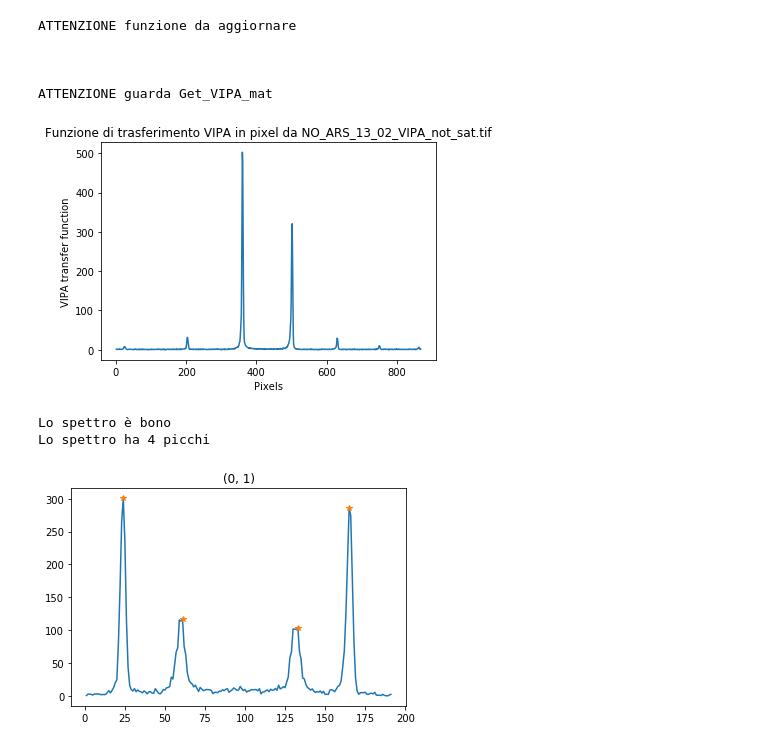
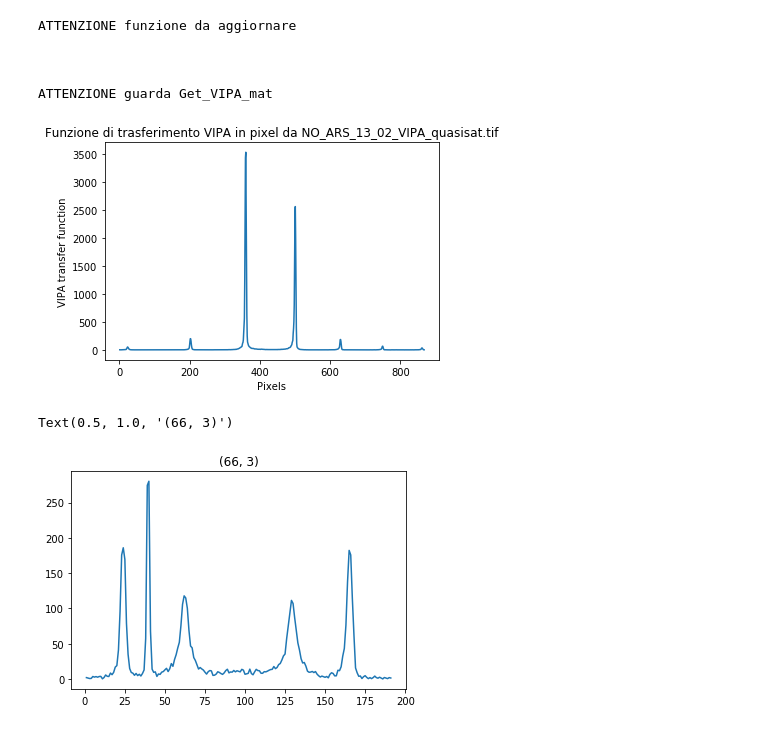
Before and after one commit to flautodipan/Python_Libraries, a Jupyter notebook: Experimentum_single.ipynb, the cells around one changed output. Drawn from its saved outputs; the diff is of its cells as text; code cells hidden in the pictures.

Commit message:
Modifiche importanti. Finito primo ripasso del codice illustrato in commit precedenti. lancio ARS_13_01 con vipa quasi sat

```diff
--- a/Experimentum_single.ipynb
+++ b/Experimentum_single.ipynb
@@ -17,7 +17,7 @@ import  time
 
 now_path            =   '../BRILLOUIN/TDP43/ARS_13_02/'
 spectra_filename    =   'ARS_13_02'
-VIPA_filename       =   'NO_ARS_13_02_VIPA_not_sat.tif'
+VIPA_filename       =   'NO_ARS_13_02_VIPA_quasisat.tif'
 log_file            =   'log_'+spectra_filename
 analysis_dir       =   'analysis_best/'
 
@@ -25,45 +25,34 @@ analysis_dir       =   'analysis_best/'
 
 syg_kwargs          =   {'height': 80, 'distance': 31, 'width': 3.}
 syg_kwargs_VIPA     =   {'distance':70, 'width': 1}
-syg_kwargs_brill    =  {'height': 74, 'distance': 31, 'width': 3.}
+syg_kwargs_brill    =  {'height': 20, 'distance': 31, 'width': 3.}
 VIPA_treshold       =   6
 sat_height          =   50000
 sat_width           =   13.5
 
-cols        = ('Co', 'Omega', 'Gamma', 'Delta', 'tau', 'delta_width', 'delta_amplitude', 'A', 'mu', 'sigma', 'shift', 'offset')
-cols_mark   = ('Co', 'Omega', 'Gamma', 'delta_width', 'delta_amplitude', 'A', 'mu', 'sigma', 'shift', 'offset')
-cols_real   = ('Co', 'Omega', 'Gamma', 'Delta', 'tau', 'delta_width', 'delta_amplitude','shift', 'offset')
+cols        = ('Co', 'Omega', 'Gamma', 'Delta', 'tau', 'delta_position',  'delta_width', 'delta_amplitude', 'A', 'mu', 'sigma', 'shift', 'offset')
+cols_mark   = ('Co', 'Omega', 'Gamma', 'delta_position', 'delta_width',  'delta_amplitude', 'A', 'mu', 'sigma', 'shift', 'offset')
+cols_real   = ('Co', 'Omega', 'Gamma', 'Delta', 'tau', 'delta_position', 'delta_width', 'delta_amplitude','shift', 'offset')
 cols_gauss  = ( 'A', 'mu', 'sigma')
 # %%
 #0) importo dati e inizializzo oggetti
-i   =   0
-j   =   1
+i   =   66
+j   =   3
 y    =   Import_from_Matlab(spectra_filename, now_path, var_name = 'y3')[i][j]
 Data    =   Exp.Spectrum(name = str((i,j)))
 Data.Get_Spectrum(y = np.resize(y, np.max(y.shape)), offset = 183., cut = False, cut_range = (10, 175))
 Data.Get_Spectrum_Peaks(**syg_kwargs)
 Data.Get_VIPA_tif(VIPA_filename, now_path, fig = 'VIPA_img', save_path = now_path)
 
 plt.figure()
 plt.plot(Data.x, Data.y)
-plt.plot(Data.x[Data.peaks['idx']], Data.y[Data.peaks['idx']], '*')
 plt.title(str((i,j)))
-
-check = Data.Check_Spectrum(saturation_height = sat_height, saturation_width = sat_width)
-
-if      check == 1  : nature    = 'saturo'
-elif    check == 2  : nature    = 'brillouin_higher'
-elif    check == 3  : nature    = 'invisible'
-else:                 nature    = 'bono'
-print('Lo spettro è '+nature)
-print('Lo spettro ha {} picchi'.format(Data.n_peaks))
 # %% [output]
 ATTENZIONE funzione da aggiornare
 
 
 
 ATTENZIONE guarda Get_VIPA_mat
-[figure, old version]
+[figure, new version]
-Lo spettro è bono
-Lo spettro ha 4 picchi
+Text(0.5, 1.0, '(66, 3)')
-[figure, old version]
+[figure, new version]
```
Also changed, not shown: parts of 15 cells of this notebook, 5 other files.
